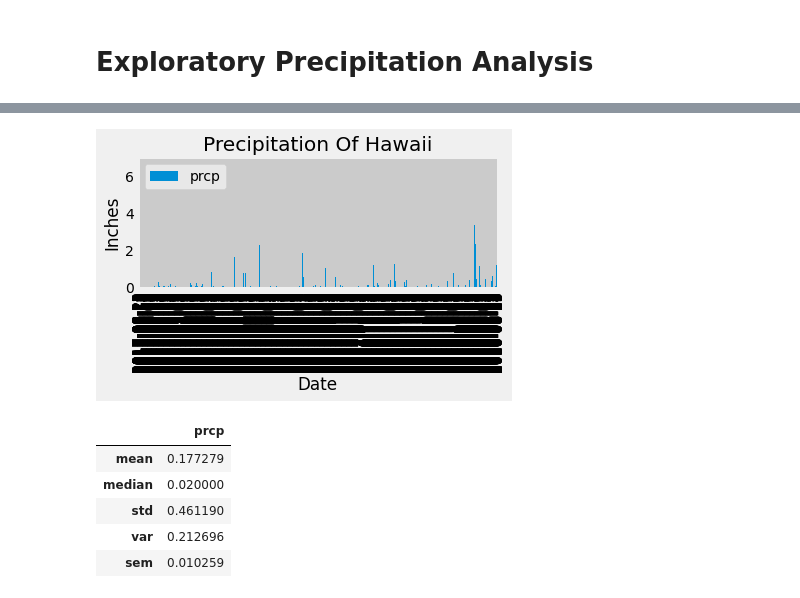
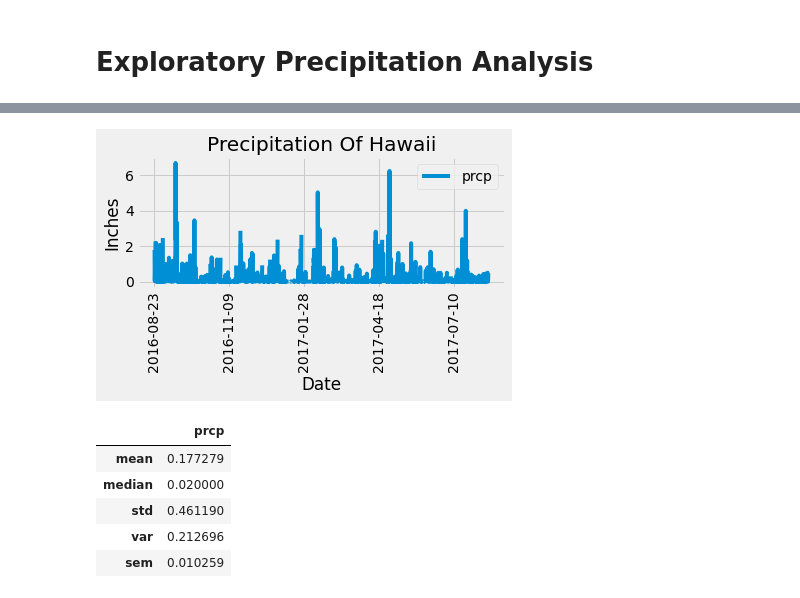
Before and after one commit to DuncanMPlate/sql_alchemy_challenge, a Jupyter notebook: climate_starter.ipynb, the cells around one changed output, grey strips where cells are left out. Cells and saved outputs as stored; diff of their text form; code cells hidden in the pictures.

```diff
--- a/climate_starter.ipynb
+++ b/climate_starter.ipynb
@@ -89,4 +89,15 @@ results
 2230 rows × 1 columns
+# %%
+results.plot(rot=90)
+plt.ylabel('Inches')
+plt.xlabel('Date')
+
+#plt.tick_params(axis='x', which='major', labelsize=5)
+plt.title('Precipitation Of Hawaii')
+plt.tight_layout()
+plt.show()
+# %% [output]
+[figure, added]
 # %%
 # Design a query to retrieve the last 12 months of precipitation data and plot the results.
 # Starting from the most recent data point in the database.
@@ -104,19 +115,6 @@ results
 
 
 # Use Pandas Plotting with Matplotlib to plot the data
-# %%
-#rain = results.date
-
-results.plot(kind='bar')
-plt.ylabel('Inches')
-plt.xlabel('Date')
-plt.xticks(rotation=90)
-#plt.tick_params(axis='x', which='major', labelsize=5)
-plt.title('Precipitation Of Hawaii')
-plt.tight_layout()
-plt.show()
-# %% [output]
-[figure, removed]
 # %%
 # Use Pandas to calcualte the summary statistics for the precipitation
 summary_stas = results.agg({'prcp' : ['mean', 'median', 'std', 'var', 'sem']})
```
Also changed, not shown: parts of 4 cells of this notebook, 1 other file.
